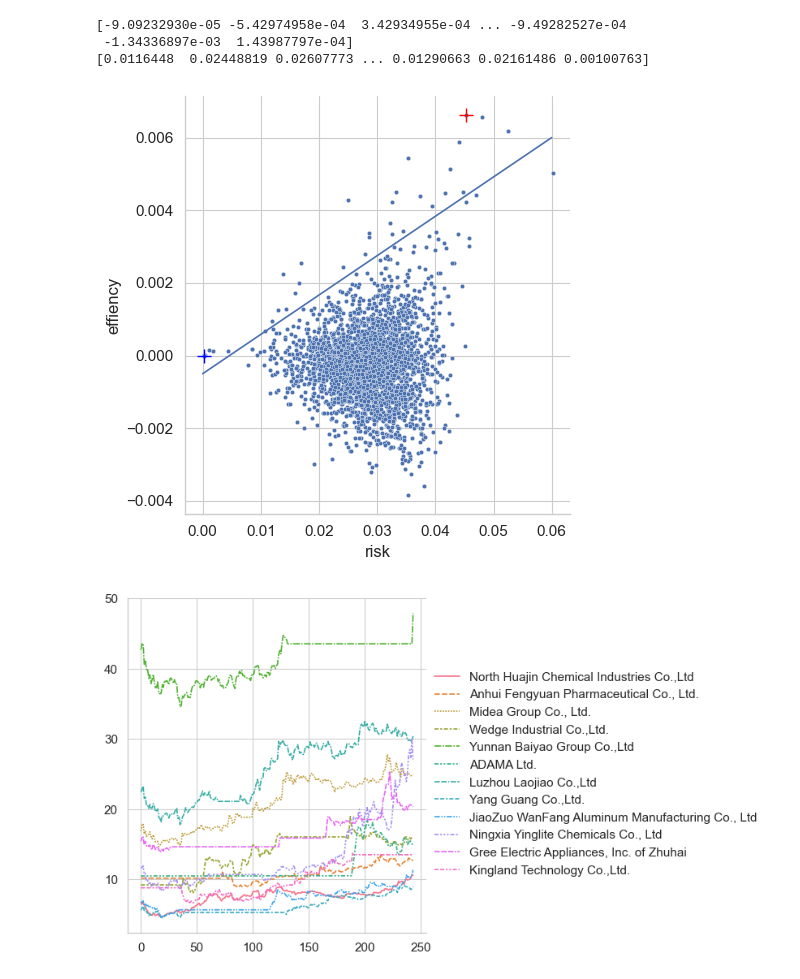
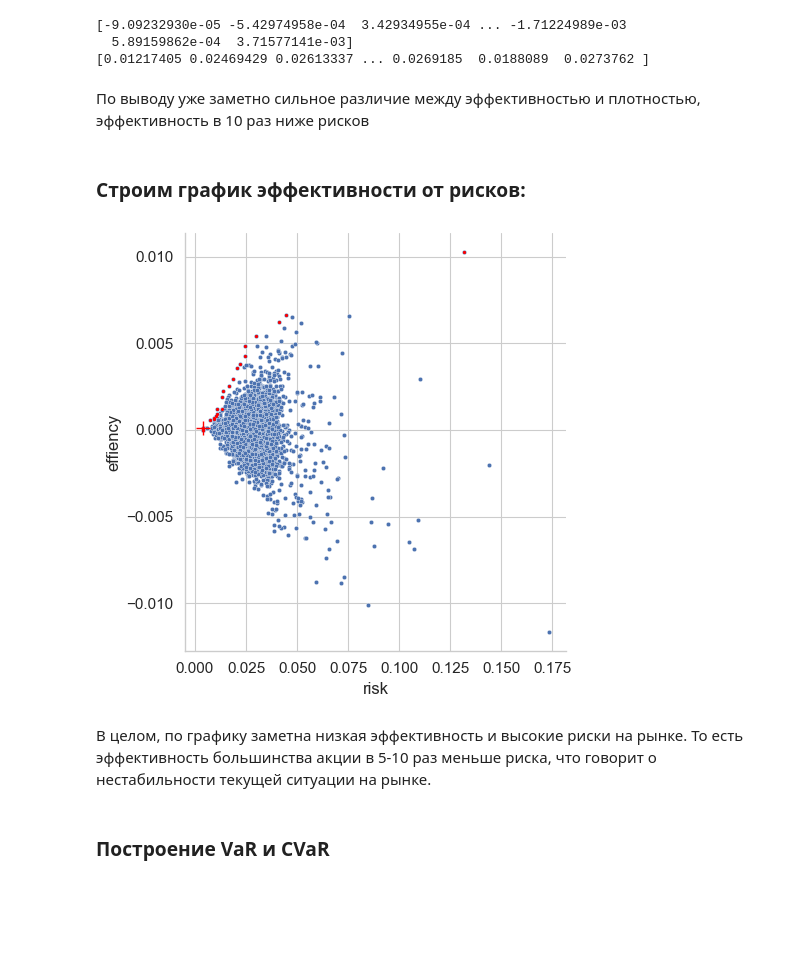
Before and after one commit to X-D-R/ChinaStockMarket, a Jupyter notebook: GetInfo.ipynb, the cells around one changed output. Drawn from its saved outputs; the diff is of its cells as text; code cells hidden in the pictures; blank space fills up the shorter version.

Commit message:
Added Hong Kong and rewrite Pareto

```diff
--- a/GetInfo.ipynb
+++ b/GetInfo.ipynb
@@ -4,4 +15,5 @@ import numpy as np
 # %%
-data = pd.read_excel('outputNew.xlsx')
+data = pd.read_excel('outputNewSZ_SS_HK.xlsx')
 for i in range(len(data.columns)):
     data.iloc[:, i] = np.log1p(data.iloc[:, i].pct_change()) # подсчёт логарифмической доходности
+data.to_excel('outputNewSZ_SS_HKReturns.xlsx', index=False)
@@ -18,45 +30,54 @@ risk = np.array([np.sqrt((data.iloc[:, i].sum()) / (len(data) - 1)) for i in ran
 print(eff)
 print(risk)
 data_er = pd.DataFrame({'company': data.columns, 'effiency': eff,'risk': risk}) # сбор данных в один датафрейм
-#data_er.to_excel('outputNewEffRisk.xlsx', index=False)
+data_er.to_excel('outputNewSZ_SS_HKEffRisk.xlsx', index=False)
 # %% [output]
-[-9.09232930e-05 -5.42974958e-04  3.42934955e-04 ... -9.49282527e-04
- -1.34336897e-03  1.43987797e-04]
-[0.0116448  0.02448819 0.02607773 ... 0.01290663 0.02161486 0.00100763]
+[-9.09232930e-05 -5.42974958e-04  3.42934955e-04 ... -1.71224989e-03
+  5.89159862e-04  3.71577141e-03]
+[0.01217405 0.02469429 0.02613337 ... 0.0269185  0.0188089  0.0273762 ]
+# %% [markdown]
+
+По выводу уже заметно сильное различие между эффективностью и плотностью, эффективность в 10 раз ниже рисков
+# %% [markdown]
+### Строим график эффективности от рисков:
 # %%
 import seaborn as sns
 
 sns.set_theme('paper', font_scale=1.25)
 
-data_eff_risk = pd.DataFrame({'effiency': eff,'risk': risk, 'company': data.columns})
-#data_eff_risk = pd.read_excel('outputNewEffRisk.xlsx')
+#data_eff_risk = pd.DataFrame({'effiency': eff,'risk': risk, 'company': data.columns})
+data_eff_risk = pd.read_excel('outputNewSZ_SS_HKEffRisk.xlsx')
 sns.set_style("whitegrid")
 sns.color_palette("bright")
 import matplotlib.pyplot as plt
 sns.relplot(
     data=data_eff_risk,
     x="risk", y="effiency", s=10
 ) # график эффективности от рисков
-plt.plot([0.0453002868549864], [0.00662147393101398], marker='+', color='red', markerfacecolor='red', markersize=10) # лучший по VaR
-plt.plot([0.000148835564609203], [3.29364409007432*10**-7], marker='+', color='blue', markerfacecolor='blue', markersize=10) # лучший по CVaR
-plt.plot(np.linspace(0, 0.06, num=1000), np.linspace(-0.0005, 0.006, num=1000)) # линия выше которой Парето оптимальные (точки выше формируют часть оболочки)
-#plt.plot([0.025366149, 0.017833597, 0.021487727, 0.02826465, 0.014161555, 0.021200413, 0.020548387, 0.026248667, 0.02632262, 0.034473074, 0.018912858, 0.024987783],
-       # [0.001832276, 0.000902195, 0.001594078, 0.002265553, 0.000471766, 0.001396771, 0.001242519, 0.001923504, 0.002242825, 0.00341725, 0.001131837, 0.001754088])
+'''data_eff_risk = data_eff_risk.sort_values(by='effiency', ascending=False)
+marker = -1
+companies, effiency, risk = [], [], []
+for i in range(len(data_eff_risk['effiency'])):
+    marker = i
+    for j in range(len(data_eff_risk['effiency'])):
+        if (data_eff_risk.at[i, 'effiency'] < data_eff_risk.at[j, 'effiency']) and (data_eff_risk.at[i, 'risk'] > data_eff_risk.at[j, 'risk']):
+            marker = -1
+    if marker != -1:
+        companies.append(data_eff_risk.at[marker, 'company'])
+        effiency.append(data_eff_risk.at[marker, 'effiency'])
+        risk.append(data_eff_risk.at[marker, 'risk'])
+        marker = -1
+'''
+data_pareto_optimal = pd.read_excel('outputNewSZ_SS_HKParetoOptimal_2.xlsx')
+plt.plot([0.00368849525538986], [0.000143987796974235], marker='+', color='red', markerfacecolor='red', markersize=10) # лучший по VaR и CVaR
+plt.scatter(data_pareto_optimal['risk'], data_pareto_optimal['effiency'], color='red', s=2)
+plt.savefig('ParetoSZ_SS_HK.png')
 
-plt.savefig('Pareto.png')
-data_pareto_optimal = data_eff_risk[data_eff_risk['effiency'] > 0.1008333 * data_eff_risk['risk'] - 0.0005] # выгрузка точек выше линии
-data_pareto_optimal.to_excel('outputNewParetoOptimal.xlsx', index=False)
+#data_pareto_optimal.to_excel('outputNewSZ_SS_HKParetoOptimal.xlsx', index=False)
 # %% [output]
-[figure, old version]
+[figure, new version]
-# %%
-# цены акций 12 Парето оптимальных ради интереса
-data = pd.read_excel('output.xlsx', usecols=["000059.SZ", "000153.SZ", "000333.SZ", "000534.SZ", "000538.SZ", "000553.SZ", "000568.SZ", "000608.SZ", "000612.SZ", "000635.SZ", "000651.SZ", "000711.SZ"])
-data = data.rename(columns={'000059.SZ': 'North Huajin Chemical Industries Co.,Ltd', '000153.SZ': 'Anhui Fengyuan Pharmaceutical Co., Ltd.', '000333.SZ': 'Midea Group Co., Ltd.', '000534.SZ': 'Wedge Industrial Co.,Ltd.', '000538.SZ': 'Yunnan Baiyao Group Co.,Ltd', '000553.SZ': 'ADAMA Ltd.', '000568.SZ': 'Luzhou Laojiao Co.,Ltd', '000608.SZ': 'Yang Guang Co.,Ltd.', '000612.SZ': 'JiaoZuo WanFang Aluminum Manufacturing Co., Ltd', '000635.SZ': 'Ningxia Yinglite Chemicals Co., Ltd', '000651.SZ': 'Gree Electric Appliances, Inc. of Zhuhai ', '000711.SZ': 'Kingland Technology Co.,Ltd.'})
-sns.set_theme('paper', font_scale=1.25)
-sns.set_style("whitegrid")
-g = sns.relplot(
-    data=data, kind="line",
-)
-# %% [output]
-[figure, removed]
+# %% [markdown]
+В целом, по графику заметна низкая эффективность и высокие риски на рынке. То есть эффективность большинства акции в 5-10 раз меньше риска, что говорит о нестабильности текущей ситуации на рынке.
+# %% [markdown]
+### Построение VaR и CVaR
 # %%
```
Also changed, not shown: parts of 31 cells of this notebook.
